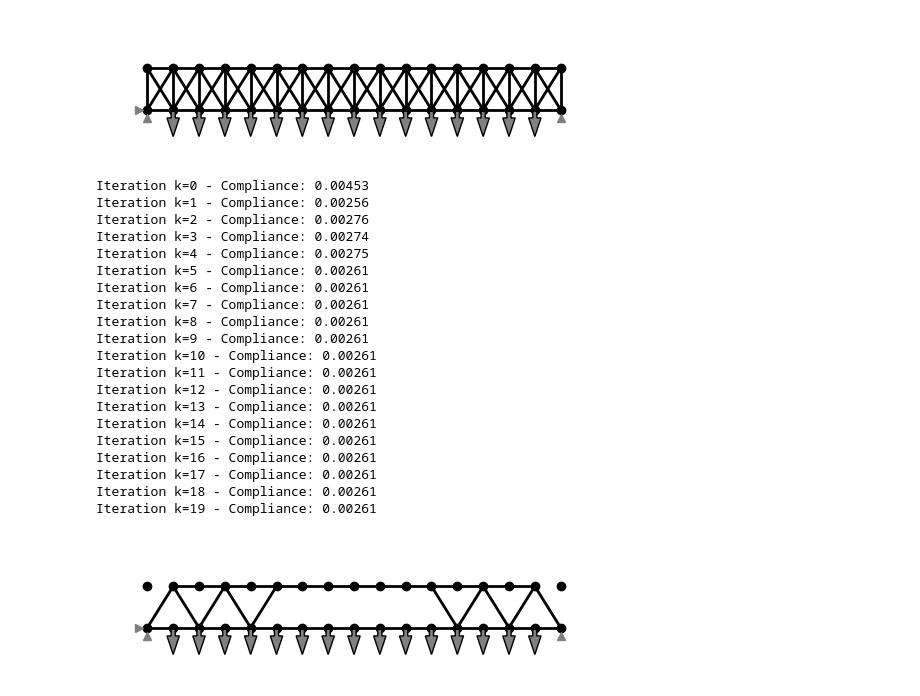
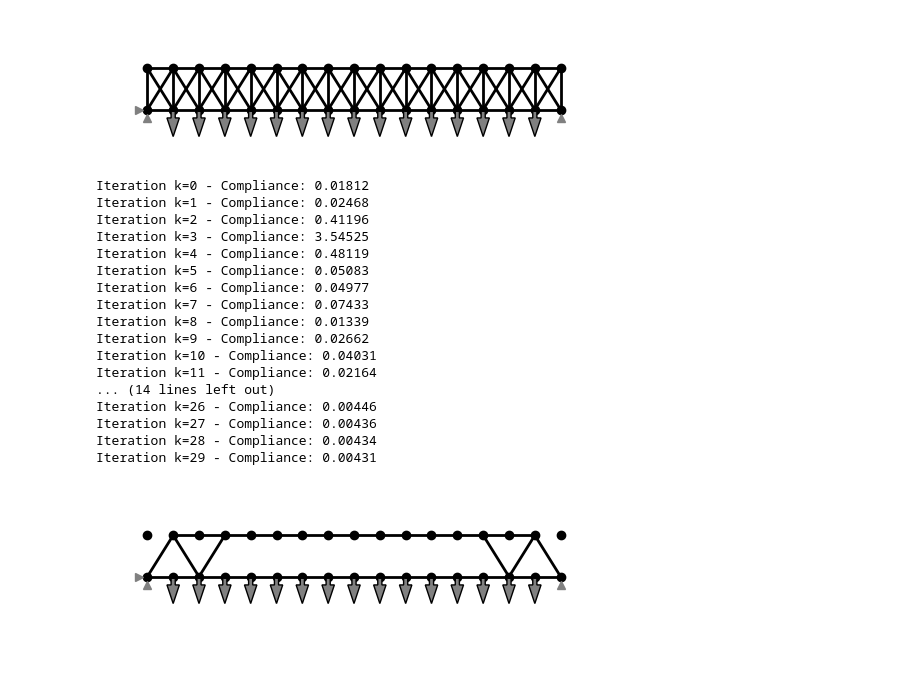
Before and after one commit to meyer-nils/structural_optimization, a Jupyter notebook: notebooks/lecture_06_truss_topology.ipynb, the cells around one changed output. Drawn from its saved outputs; the diff is of its cells as text; code cells hidden in the pictures; blank space fills up the shorter version.

```diff
--- a/notebooks/lecture_06_truss_topology.ipynb
+++ b/notebooks/lecture_06_truss_topology.ipynb
@@ -112,7 +112,7 @@ def optimize(truss, a_0, a_min, a_max, V_0, iter=10, s=0.7, p=1.0):
     # Iterate solutions
     for k in range(iter):
         # Solve the truss problem at point a_k
-        truss.areas = a[k]
+        truss.areas = a[k] * (a[k] / a_max) ** p
         u_k, f_k, _ = truss.solve()
 
         # Get strain energy of all truss elements for the given displacement
@@ -240,35 +240,32 @@ bridge.plot(node_labels=False)
 # %%
 a_0 = 10.0 * torch.ones((len(elements)))
 a_min = 1.0 * torch.ones_like(a_0)
 a_max = 20.0 * torch.ones_like(a_0)
 l = bridge.element_lengths()
 V0 = 0.43 * torch.inner(a_max, l)
 
-a_opt = optimize(bridge, a_0, a_min, a_max, V0, iter=20, s=0.9, p=3)
+a_opt = optimize(bridge, a_0, a_min, a_max, V0, iter=30, p=2)
 bridge.plot(thickness_threshold=2.0, node_labels=False)
 plt.savefig(
     "../figures/bridge_topology_optimized.pdf", transparent=True, bbox_inches="tight"
 )
 plt.show()
 # %% [output]
-Iteration k=0 - Compliance: 0.00453
-Iteration k=1 - Compliance: 0.00256
-Iteration k=2 - Compliance: 0.00276
-Iteration k=3 - Compliance: 0.00274
-Iteration k=4 - Compliance: 0.00275
-Iteration k=5 - Compliance: 0.00261
-Iteration k=6 - Compliance: 0.00261
-Iteration k=7 - Compliance: 0.00261
-Iteration k=8 - Compliance: 0.00261
-Iteration k=9 - Compliance: 0.00261
-Iteration k=10 - Compliance: 0.00261
-Iteration k=11 - Compliance: 0.00261
-Iteration k=12 - Compliance: 0.00261
-Iteration k=13 - Compliance: 0.00261
-Iteration k=14 - Compliance: 0.00261
-Iteration k=15 - Compliance: 0.00261
-Iteration k=16 - Compliance: 0.00261
-Iteration k=17 - Compliance: 0.00261
-Iteration k=18 - Compliance: 0.00261
-Iteration k=19 - Compliance: 0.00261
+Iteration k=0 - Compliance: 0.01812
+Iteration k=1 - Compliance: 0.02468
+Iteration k=2 - Compliance: 0.41196
+Iteration k=3 - Compliance: 3.54525
+Iteration k=4 - Compliance: 0.48119
+Iteration k=5 - Compliance: 0.05083
+Iteration k=6 - Compliance: 0.04977
+Iteration k=7 - Compliance: 0.07433
+Iteration k=8 - Compliance: 0.01339
+Iteration k=9 - Compliance: 0.02662
+Iteration k=10 - Compliance: 0.04031
+Iteration k=11 - Compliance: 0.02164
+... (14 lines left out)
+Iteration k=26 - Compliance: 0.00446
+Iteration k=27 - Compliance: 0.00436
+Iteration k=28 - Compliance: 0.00434
+Iteration k=29 - Compliance: 0.00431
-[figure, old version]
+[figure, new version]
```
Also changed, not shown: parts of 1 cell of this notebook, 2 other files.
